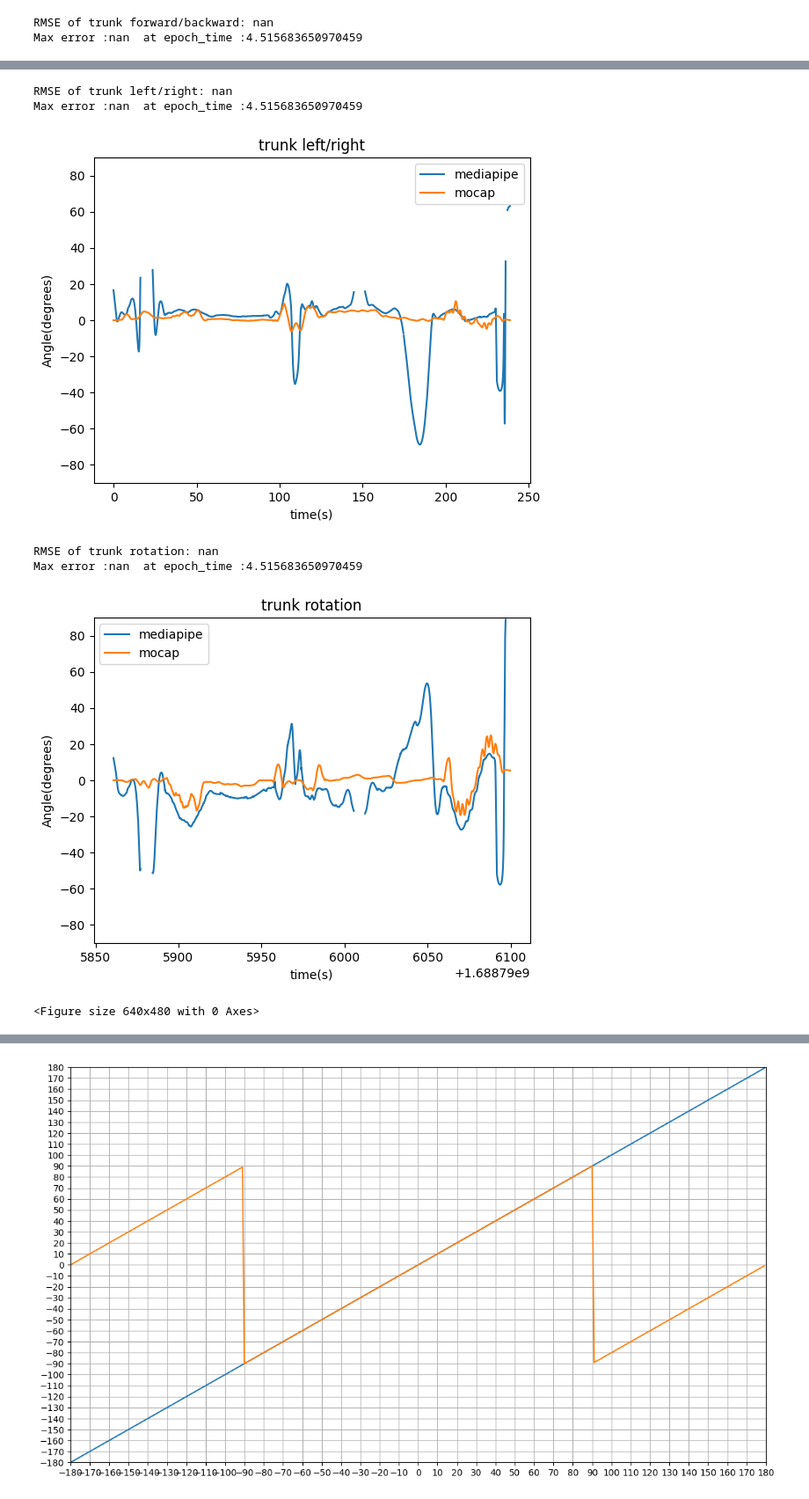
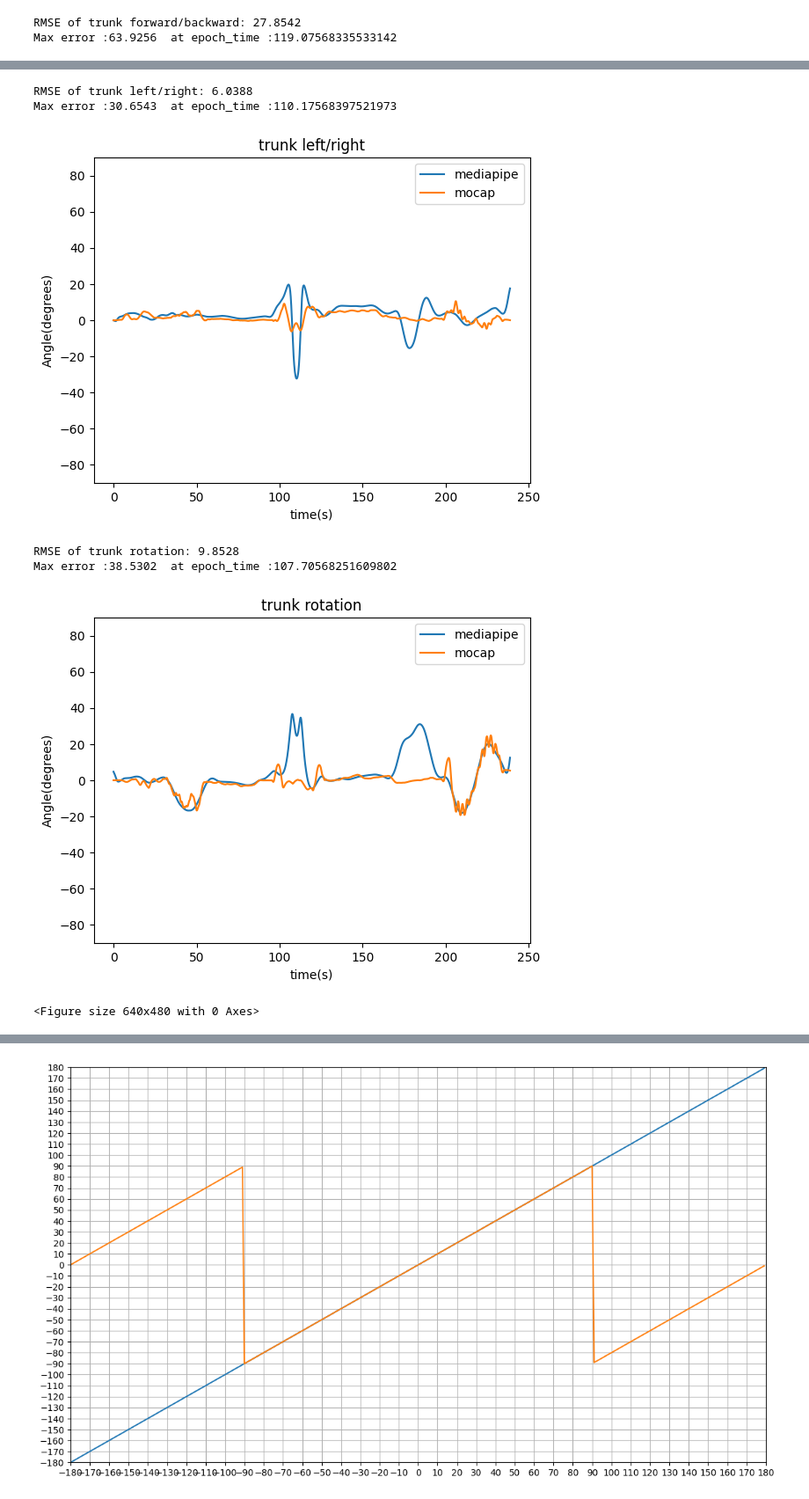
Before and after one commit to ArpanJohn/PoseEstimation, a Jupyter notebook: upperbody/5.Euler angles interpolated.ipynb, the cells around one changed output, grey strips where cells are left out. Shown at 88% size. Drawn from its saved outputs; the diff is of its cells as text; code cells hidden in the pictures.

```diff
--- a/upperbody/5.Euler angles interpolated.ipynb
+++ b/upperbody/5.Euler angles interpolated.ipynb
@@ -9,7 +9,7 @@ from pptx.util import Inches
 import json
 import os
 from io import BytesIO
-from scipy.signal import savgol_filter
+from scipy.signal import savgol_filter, medfilt
 
 def make_list_ascending(lst):
     indexes = []
@@ -44,7 +44,7 @@ df_mocap = pd.DataFrame(savgol_filter(df_mocap, int(len(df_mocap)/80) * 2 + 3, 3
                                 index=df_mocap.index)
 
 # getting mpipe data
-df_mpipe=pd.read_csv(pth+'\\mpipe.csv')
+df_mpipe=pd.read_csv(pth+'\\mpipe_filtered.csv')
 
 # drop repeating rows in mpipe
 df_mpipe = df_mpipe.drop_duplicates(subset=df_mpipe.columns[0])
@@ -94,13 +94,15 @@ for column in df2.columns:
     # Rename the column with the updated name
     df2.rename(columns={column: new_column_name}, inplace=True)
 
-# applying savgol filter to data
+# applying savgol filter to mpipe data
 df_filtered = pd.DataFrame(savgol_filter(df2, int(len(df2)/30) * 2 + 1, 3, axis=0),
                                  columns=df2.columns,
                                    index=df2.index)
 df_filtered.insert(0, 'epoch_time', df_mocap['epoch_time'])
 
+
 df_mpipe = df_filtered.copy()
+df_mpipe.to_csv(pth+'\\mpipe_interpoled.csv',index=False)
 # %%
 import numpy as np
 import pandas as pd
@@ -574,8 +558,8 @@ plt.show()
 # Clear the figure for the next graph
 plt.clf()
 
-pvt(mpipeTRRO,df_mpipe['epoch_time'].tolist())
-pvt(mocapTRRO,df_mocap['epoch_time'].tolist())
+pvt(mpipeTRRO,df_mpipe['epoch_time'].to_numpy()-epoch_time)
+pvt(mocapTRRO,df_mocap['epoch_time'].to_numpy()-epoch_time)
 plt.title('trunk rotation')
 plt.ylim(-90,90)
 rmse,me,me_i=errors(mocapTRRO,mpipeTRRO)
@@ -596,5 +580,5 @@ plt.show()
 # Clear the figure for the next graph
 plt.clf()
 # %% [output]
-RMSE of trunk forward/backward: nan
-Max error :nan  at epoch_time :4.515683650970459
+RMSE of trunk forward/backward: 27.8542
+Max error :63.9256  at epoch_time :119.07568335533142
@@ -602,9 +586,9 @@ Max error :nan  at epoch_time :4.515683650970459
-RMSE of trunk left/right: nan
-Max error :nan  at epoch_time :4.515683650970459
+RMSE of trunk left/right: 6.0388
+Max error :30.6543  at epoch_time :110.17568397521973
-[figure, old version]
+[figure, new version]
-RMSE of trunk rotation: nan
-Max error :nan  at epoch_time :4.515683650970459
+RMSE of trunk rotation: 9.8528
+Max error :38.5302  at epoch_time :107.70568251609802
-[figure, old version]
+[figure, new version]
 <Figure size 640x480 with 0 Axes>
 # %%
 # Plotting the shoulder angles
```
Also changed, not shown: parts of 9 cells of this notebook.
